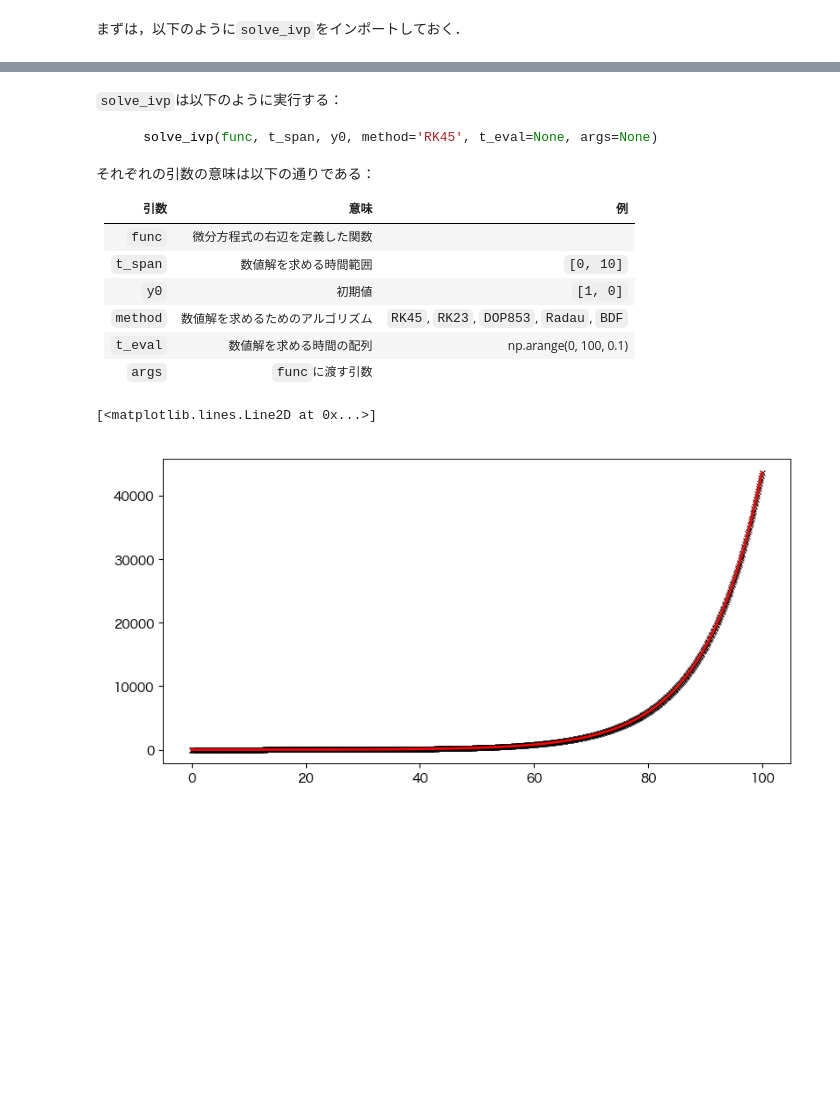
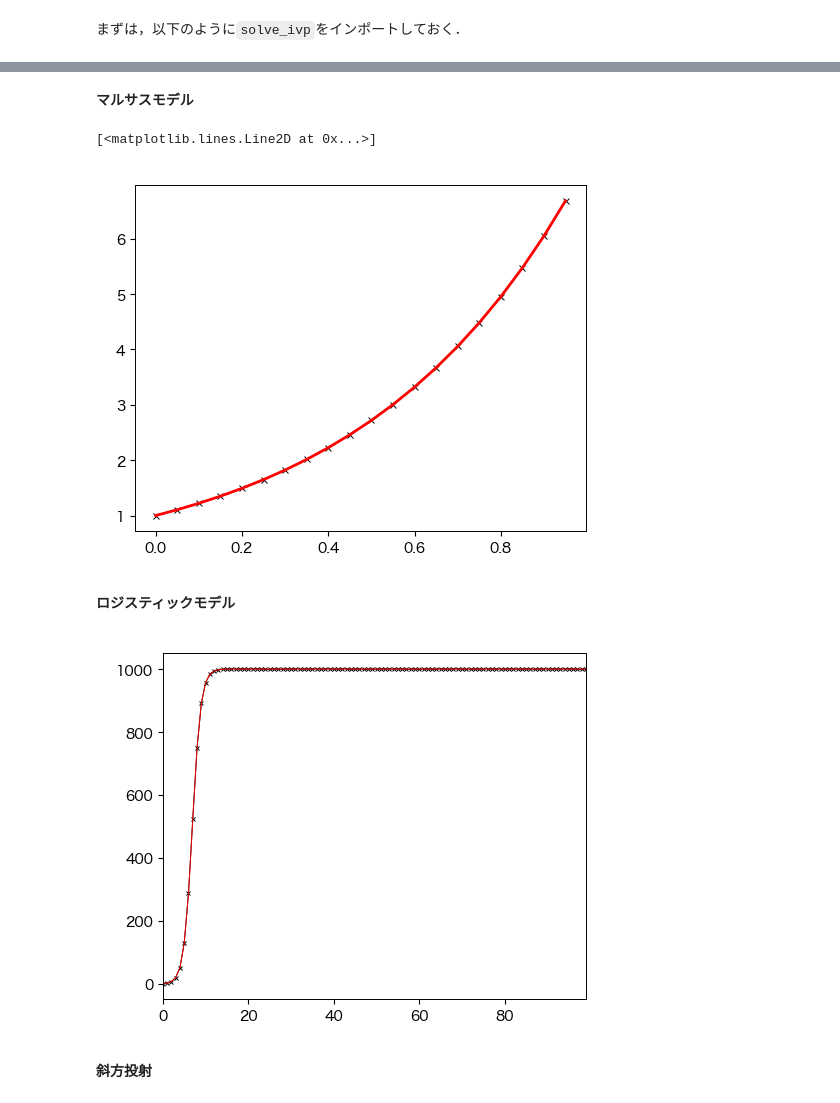
Before and after one commit to tnarizuka/modeling_simulation, a Jupyter notebook: _build/jupyter_execute/chap_5/5_diff_eq.ipynb, the cells around one changed output, grey strips where cells are left out. Saved outputs shown, nothing was run; the diff lists cells and outputs as text; code cells hidden in the pictures; blank space fills up the shorter version.

````diff
--- a/_build/jupyter_execute/chap_5/5_diff_eq.ipynb
+++ b/_build/jupyter_execute/chap_5/5_diff_eq.ipynb
@@ -396,33 +411,23 @@ from scipy.integrate import solve_ivp
-# %% [markdown]
-`solve_ivp`は以下のように実行する：
-```python
-    solve_ivp(func, t_span, y0, method='RK45', t_eval=None, args=None)
-```
-それぞれの引数の意味は以下の通りである：
-
-| 引数 | 意味 | 例 |
-|:---|:---| :---|
-| `func` | 微分方程式の右辺を定義した関数 |  |
-| `t_span` | 数値解を求める時間範囲 | `[0, 10]` |
-| `y0` | 初期値 | `[1, 0]` |
-| `method` | 数値解を求めるためのアルゴリズム | `RK45`, `RK23`, `DOP853`, `Radau`, `BDF` |
-| `t_eval` | 数値解を求める時間の配列 | np.arange(0, 100, 0.1) |
-| `args` | `func`に渡す引数 |  |
+# %% [markdown]
+**マルサスモデル**
 # %%
 def ode_malthus(t, N, a):
     dN_dt = a*N
 
-    return dN_dt
+    return [dN_dt]
 # %%
-a = 0.1
-N0 = [2]
-T = np.arange(0, 100, 0.1)
+# 数値計算
+a = 2   # パラメータ
+N0 = [1]  # 初期値
+T = np.arange(0, 1, 0.05)
+sol = solve_ivp(ode_malthus, [T[0], T[-1]], N0, args=[a], method='RK45', t_eval=T)
 
-sol = solve_ivp(ode_malthus, [T[0], T[-1]], N0, args=[a], method='RK45', t_eval=T)
+# グラフの描画
+fig, ax = plt.subplots(figsize=(5, 4))
+ax.plot(T, sol.y[0], 'x') # 数値解
+ax.plot(T, N0*np.exp(a*T), lw=2) # 解析解
+# %% [output]
+[<matplotlib.lines.Line2D at 0x...>]
+[figure, added]
-# %%
-fig, ax = plt.subplots(figsize=(8, 4))
-ax.plot(T, sol.y[0], 'x')
-ax.plot(T, N0*np.exp(a*T), lw=2)
-# %% [output]
-[<matplotlib.lines.Line2D at 0x...>]
-[figure, removed]
+# %% [markdown]
+**ロジスティックモデル**
@@ -428,0 +439,19 @@ ax.plot(T, N0*np.exp(a*T), lw=2)
+# %%
+# 数値計算
+gamma, N_inf = 1, 1000  # パラメータ
+N0 = [1]  # 初期値
+t = np.arange(0, 100, 1)
+sol = solve_ivp(ode_logistic, [t[0], t[-1]], N0, args=[N_inf, gamma], method='RK45', t_eval=t)
+
+# グラフの描画
+fig, ax = plt.subplots(figsize=(5, 4))
+ax.plot(t, sol.y[0], '-x', ms=3) # 数値解
+
+# 解析解
+f_logistic = lambda t, N0, N_inf, gamma: N_inf * (1+(N_inf/N0-1)*np.exp(-np.clip(gamma*t, -709, 100000)))**(-1)
+ax.plot(t, f_logistic(t, N0[0], N_inf, gamma), 'r-')
+ax.set_xlim(0, t[-1]);
+# %% [output]
+[figure, added]
+# %% [markdown]
+**斜方投射**
````
Also changed, not shown: parts of 7 cells of this notebook, 13 other files.
